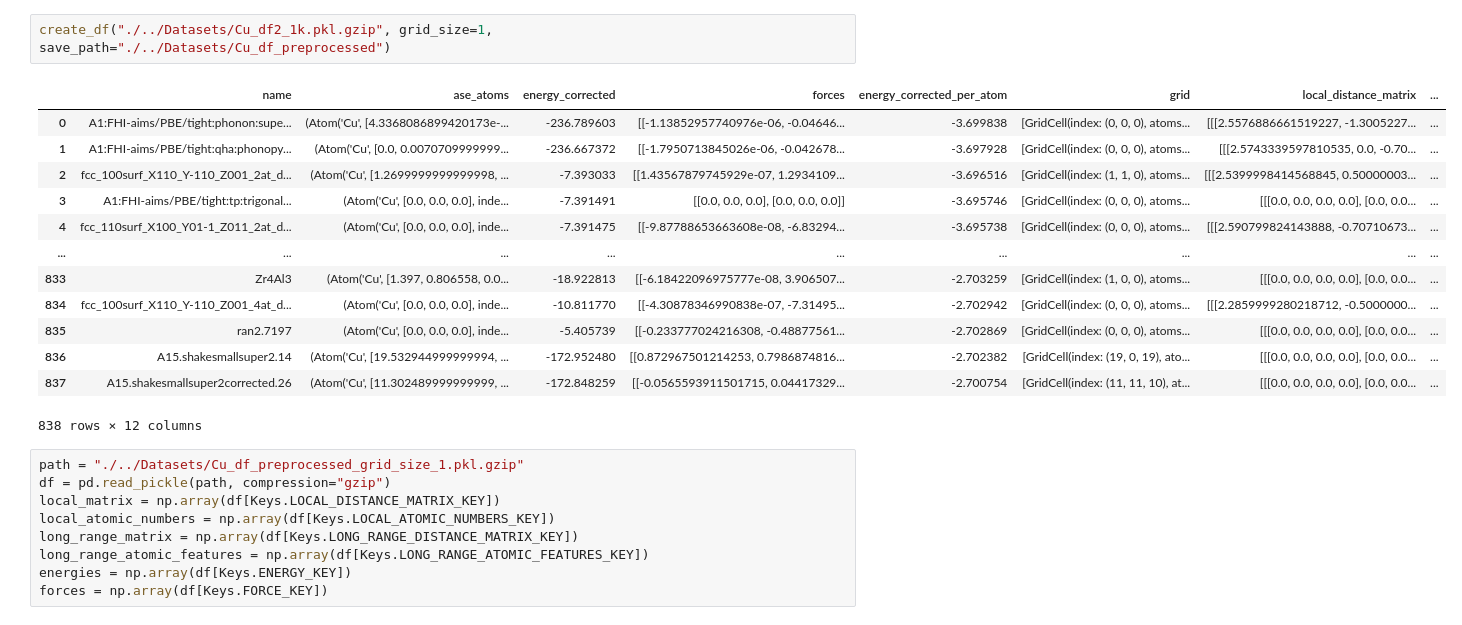
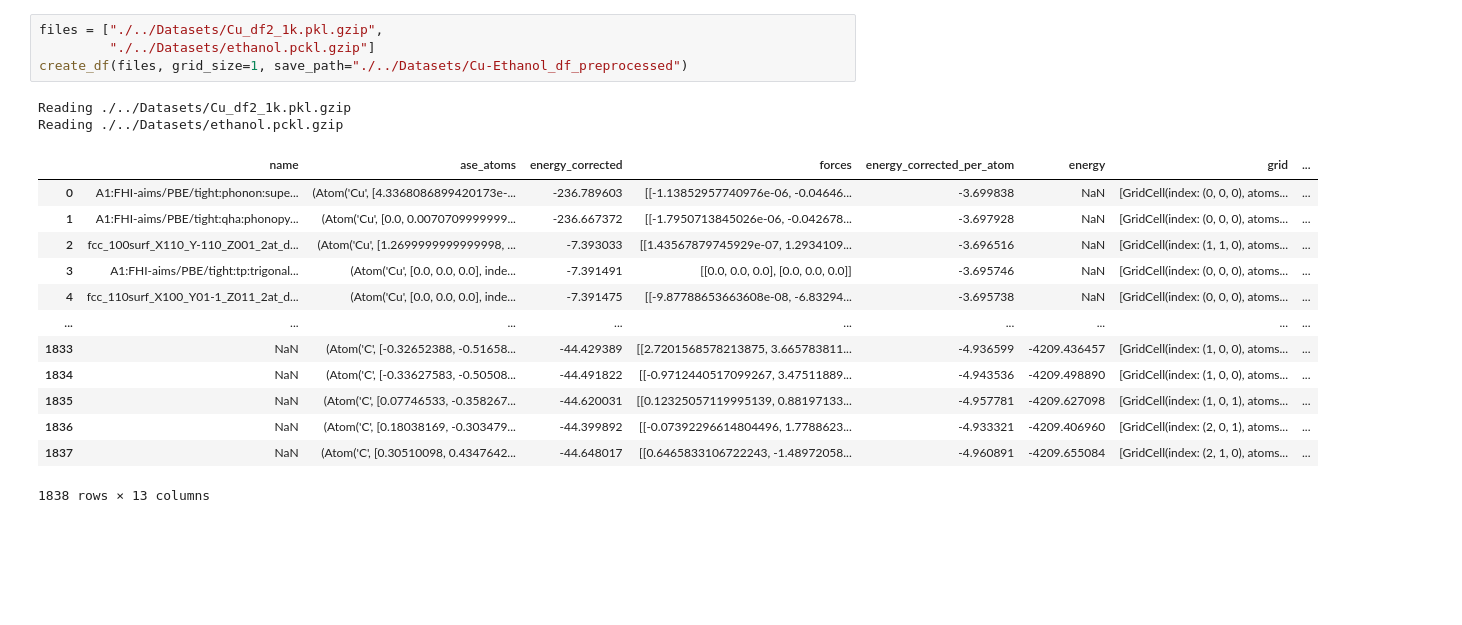
Before and after one commit to AaronJacques/long-range-ml-potential, a Jupyter notebook: Neural-Network/testing_notebook.ipynb, the cells around one changed output. Saved outputs shown, nothing was run; the diff lists cells and outputs as text; blank space fills up the shorter version.

```diff
--- a/Neural-Network/testing_notebook.ipynb
+++ b/Neural-Network/testing_notebook.ipynb
@@ -13,25 +32,20 @@ WARNING:tensorflow:From C:\ProgramData\Anaconda3\envs\ml-potential\lib\site-pack
 # %%
-create_df("./../Datasets/Cu_df2_1k.pkl.gzip", grid_size=1, save_path="./../Datasets/Cu_df_preprocessed")
+files = ["./../Datasets/Cu_df2_1k.pkl.gzip",
+         "./../Datasets/ethanol.pckl.gzip"]
+create_df(files, grid_size=1, save_path="./../Datasets/Cu-Ethanol_df_preprocessed")
 # %% [output]
+Reading ./../Datasets/Cu_df2_1k.pkl.gzip
+Reading ./../Datasets/ethanol.pckl.gzip
-|  | name | ase_atoms | energy_corrected | forces | energy_corrected_per_atom | grid | local_distance_matrix | ... |
-| 0 | A1:FHI-aims/PBE/tight:phonon:supe... | (Atom('Cu', [4.3368086899420173e-... | -236.789603 | [[-1.13852957740976e-06, -0.04646... | -3.699838 | [GridCell(index: (0, 0, 0), atoms... | [[[2.5576886661519227, -1.3005227... | ... |
-| 1 | A1:FHI-aims/PBE/tight:qha:phonopy... | (Atom('Cu', [0.0, 0.0070709999999... | -236.667372 | [[-1.7950713845026e-06, -0.042678... | -3.697928 | [GridCell(index: (0, 0, 0), atoms... | [[[2.5743339597810535, 0.0, -0.70... | ... |
-| 2 | fcc_100surf_X110_Y-110_Z001_2at_d... | (Atom('Cu', [1.2699999999999998, ... | -7.393033 | [[1.43567879745929e-07, 1.2934109... | -3.696516 | [GridCell(index: (1, 1, 0), atoms... | [[[2.5399998414568845, 0.50000003... | ... |
-| 3 | A1:FHI-aims/PBE/tight:tp:trigonal... | (Atom('Cu', [0.0, 0.0, 0.0], inde... | -7.391491 | [[0.0, 0.0, 0.0], [0.0, 0.0, 0.0]] | -3.695746 | [GridCell(index: (0, 0, 0), atoms... | [[[0.0, 0.0, 0.0, 0.0], [0.0, 0.0... | ... |
-| 4 | fcc_110surf_X100_Y01-1_Z011_2at_d... | (Atom('Cu', [0.0, 0.0, 0.0], inde... | -7.391475 | [[-9.87788653663608e-08, -6.83294... | -3.695738 | [GridCell(index: (0, 0, 0), atoms... | [[[2.590799824143888, -0.70710673... | ... |
+|  | name | ase_atoms | energy_corrected | forces | energy_corrected_per_atom | energy | grid | ... |
+| 0 | A1:FHI-aims/PBE/tight:phonon:supe... | (Atom('Cu', [4.3368086899420173e-... | -236.789603 | [[-1.13852957740976e-06, -0.04646... | -3.699838 | NaN | [GridCell(index: (0, 0, 0), atoms... | ... |
+| 1 | A1:FHI-aims/PBE/tight:qha:phonopy... | (Atom('Cu', [0.0, 0.0070709999999... | -236.667372 | [[-1.7950713845026e-06, -0.042678... | -3.697928 | NaN | [GridCell(index: (0, 0, 0), atoms... | ... |
+| 2 | fcc_100surf_X110_Y-110_Z001_2at_d... | (Atom('Cu', [1.2699999999999998, ... | -7.393033 | [[1.43567879745929e-07, 1.2934109... | -3.696516 | NaN | [GridCell(index: (1, 1, 0), atoms... | ... |
+| 3 | A1:FHI-aims/PBE/tight:tp:trigonal... | (Atom('Cu', [0.0, 0.0, 0.0], inde... | -7.391491 | [[0.0, 0.0, 0.0], [0.0, 0.0, 0.0]] | -3.695746 | NaN | [GridCell(index: (0, 0, 0), atoms... | ... |
+| 4 | fcc_110surf_X100_Y01-1_Z011_2at_d... | (Atom('Cu', [0.0, 0.0, 0.0], inde... | -7.391475 | [[-9.87788653663608e-08, -6.83294... | -3.695738 | NaN | [GridCell(index: (0, 0, 0), atoms... | ... |
 | ... | ... | ... | ... | ... | ... | ... | ... | ... |
-| 833 | Zr4Al3 | (Atom('Cu', [1.397, 0.806558, 0.0... | -18.922813 | [[-6.18422096975777e-08, 3.906507... | -2.703259 | [GridCell(index: (1, 0, 0), atoms... | [[[0.0, 0.0, 0.0, 0.0], [0.0, 0.0... | ... |
-| 834 | fcc_100surf_X110_Y-110_Z001_4at_d... | (Atom('Cu', [0.0, 0.0, 0.0], inde... | -10.811770 | [[-4.30878346990838e-07, -7.31495... | -2.702942 | [GridCell(index: (0, 0, 0), atoms... | [[[2.2859999280218712, -0.5000000... | ... |
-| 835 | ran2.7197 | (Atom('Cu', [0.0, 0.0, 0.0], inde... | -5.405739 | [[-0.233777024216308, -0.48877561... | -2.702869 | [GridCell(index: (0, 0, 0), atoms... | [[[0.0, 0.0, 0.0, 0.0], [0.0, 0.0... | ... |
-| 836 | A15.shakesmallsuper2.14 | (Atom('Cu', [19.532944999999994, ... | -172.952480 | [[0.872967501214253, 0.7986874816... | -2.702382 | [GridCell(index: (19, 0, 19), ato... | [[[0.0, 0.0, 0.0, 0.0], [0.0, 0.0... | ... |
-| 837 | A15.shakesmallsuper2corrected.26 | (Atom('Cu', [11.302489999999999, ... | -172.848259 | [[-0.0565593911501715, 0.04417329... | -2.700754 | [GridCell(index: (11, 11, 10), at... | [[[0.0, 0.0, 0.0, 0.0], [0.0, 0.0... | ... |
+| 1833 | NaN | (Atom('C', [-0.32652388, -0.51658... | -44.429389 | [[2.7201568578213875, 3.665783811... | -4.936599 | -4209.436457 | [GridCell(index: (1, 0, 0), atoms... | ... |
+| 1834 | NaN | (Atom('C', [-0.33627583, -0.50508... | -44.491822 | [[-0.9712440517099267, 3.47511889... | -4.943536 | -4209.498890 | [GridCell(index: (1, 0, 0), atoms... | ... |
+| 1835 | NaN | (Atom('C', [0.07746533, -0.358267... | -44.620031 | [[0.12325057119995139, 0.88197133... | -4.957781 | -4209.627098 | [GridCell(index: (1, 0, 1), atoms... | ... |
+| 1836 | NaN | (Atom('C', [0.18038169, -0.303479... | -44.399892 | [[-0.07392296614804496, 1.7788623... | -4.933321 | -4209.406960 | [GridCell(index: (2, 0, 1), atoms... | ... |
+| 1837 | NaN | (Atom('C', [0.30510098, 0.4347642... | -44.648017 | [[0.6465833106722243, -1.48972058... | -4.960891 | -4209.655084 | [GridCell(index: (2, 1, 0), atoms... | ... |
-838 rows × 12 columns
+1838 rows × 13 columns
-# %%
-path = "./../Datasets/Cu_df_preprocessed_grid_size_1.pkl.gzip"
-df = pd.read_pickle(path, compression="gzip")
-local_matrix = np.array(df[Keys.LOCAL_DISTANCE_MATRIX_KEY])
-local_atomic_numbers = np.array(df[Keys.LOCAL_ATOMIC_NUMBERS_KEY])
-long_range_matrix = np.array(df[Keys.LONG_RANGE_DISTANCE_MATRIX_KEY])
-long_range_atomic_features = np.array(df[Keys.LONG_RANGE_ATOMIC_FEATURES_KEY])
-energies = np.array(df[Keys.ENERGY_KEY])
-forces = np.array(df[Keys.FORCE_KEY])
```
Also changed, not shown: parts of 10 cells of this notebook, 4 other files.
